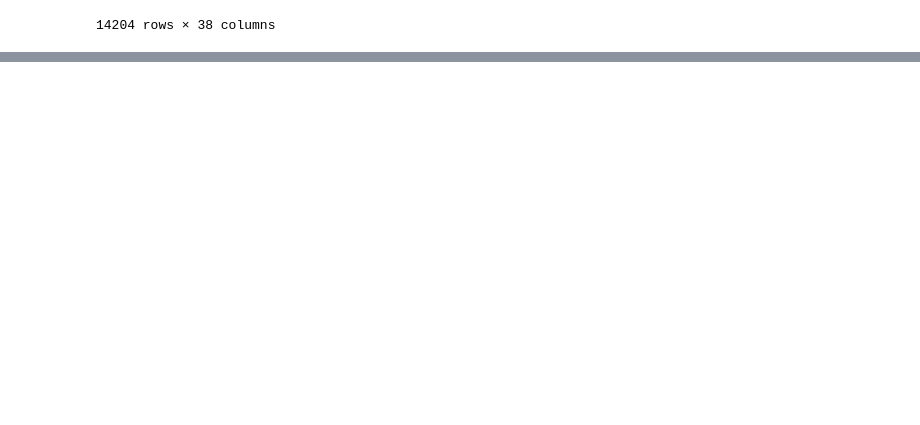
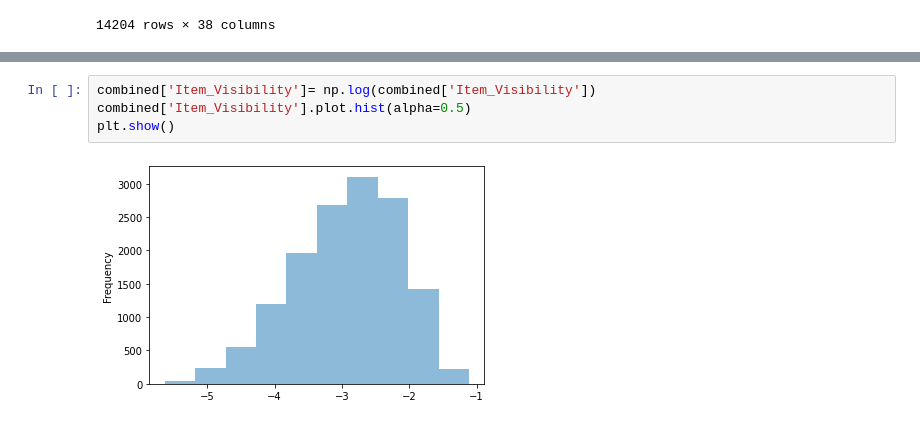
Before and after one commit to deepakmarichi/Big-Mart-Sales-Prediction, a Jupyter notebook: Sales_Prediction.ipynb, the cells around one changed output, grey strips where cells are left out. Cells and saved outputs as stored; diff of their text form; blank space fills up the shorter version.

```diff
--- a/Sales_Prediction.ipynb
+++ b/Sales_Prediction.ipynb
@@ -666,0 +711,6 @@ combined.shape
+# %%
+combined['Item_Visibility']= np.log(combined['Item_Visibility'])
+combined['Item_Visibility'].plot.hist(alpha=0.5)
+plt.show()
+# %% [output]
+[figure, added]
```
Also changed, not shown: parts of 40 cells of this notebook, 2 other files.
